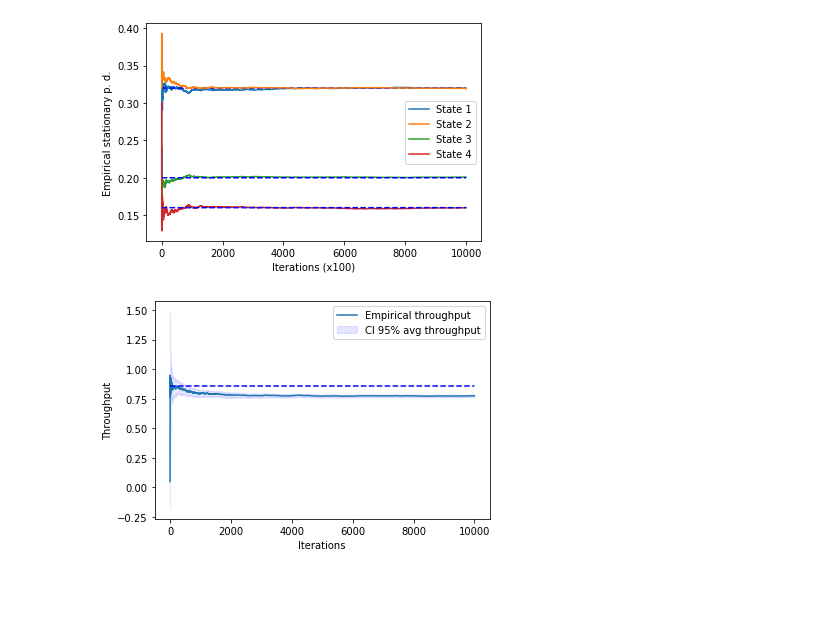
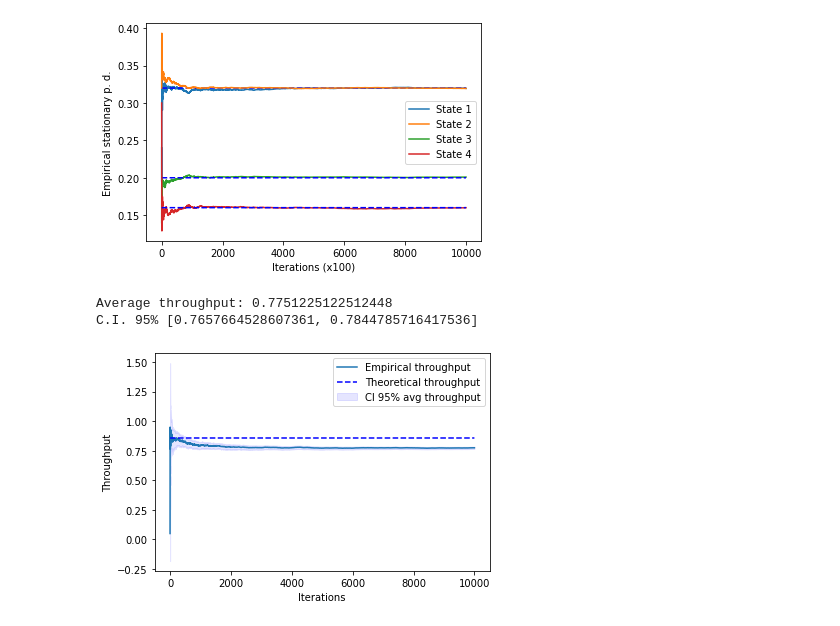
Before and after one commit to davidezanella/spe-assignments, a Jupyter notebook: Homework 3/ex2.ipynb, the cells around one changed output. Drawn from its saved outputs; the diff is of its cells as text; code cells hidden in the pictures; blank space fills up the shorter version.

```diff
--- a/Homework 3/ex2.ipynb
+++ b/Homework 3/ex2.ipynb
@@ -114,6 +114,12 @@ def mean_interval(data, gamma):
     std_dev = compute_std_dev(data)
     incr = eta * std_dev / sqrt(len(data))
     return mean - incr, mean + incr
+# %%
+print("Average throughput: {}".format(compute_mean(thr)))
+print("C.I. 95% [{}, {}]".format(mean_interval(thr, 0.95)[0], mean_interval(thr, 0.95)[1]))
+# %% [output]
+Average throughput: 0.7751225122512448
+C.I. 95% [0.7657664528607361, 0.7844785716417536]
 # %%
 a_thr = []
 l_thr = []
@@ -128,16 +134,16 @@ for i in range(len(thr)):
 # %%
 %matplotlib inline
 import matplotlib.pyplot as plt
 import numpy as np
 
 fig = plt.figure()
 ax = plt.subplot(111)
 ax.plot(range(len(a_thr)), a_thr, label="Empirical throughput")
 ax.fill_between(range(len(a_thr)), l_thr, h_thr, color='b', alpha=.1, label="CI 95% avg throughput")
-ax.plot(range(len(a_thr)), [0.32 * 1.5 + 0.32 * 1 + 0.20 * 0.250 + 0.16 * 0.050 for _ in range(len(a_thr))], 'b--')
+ax.plot(range(len(a_thr)), [0.32 * 1.5 + 0.32 * 1 + 0.20 * 0.250 + 0.16 * 0.050 for _ in range(len(a_thr))], 'b--', label="Theoretical throughput")
 ax.legend()
 plt.xlabel("Iterations")
 plt.ylabel("Throughput")
 plt.show()
 # %% [output]
-[figure, old version]
+[figure, new version]
```
